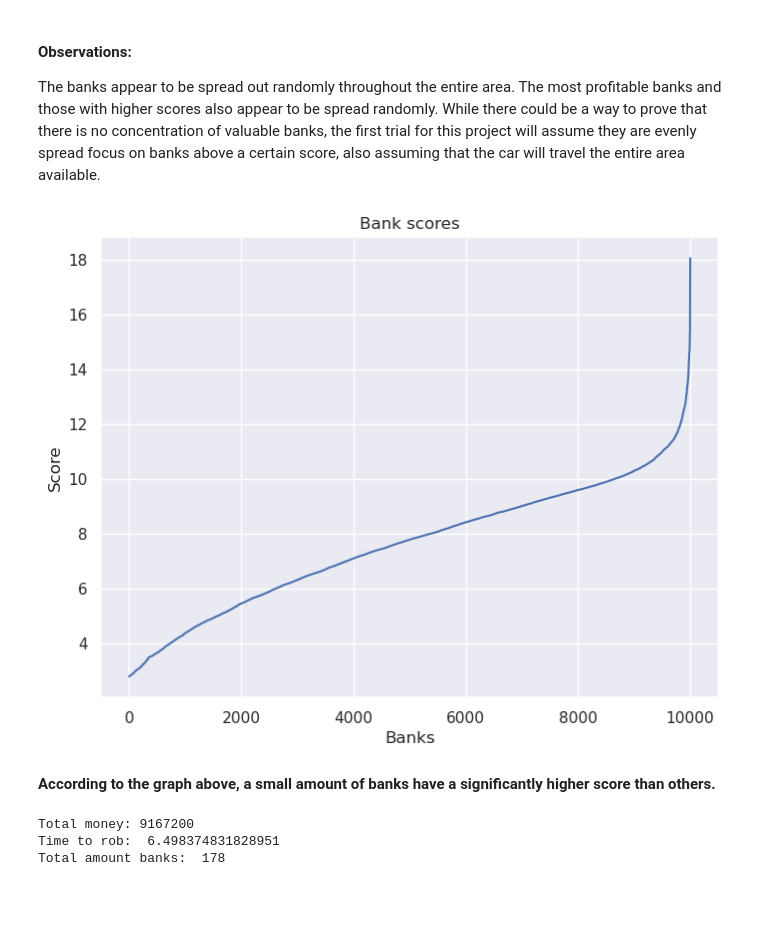
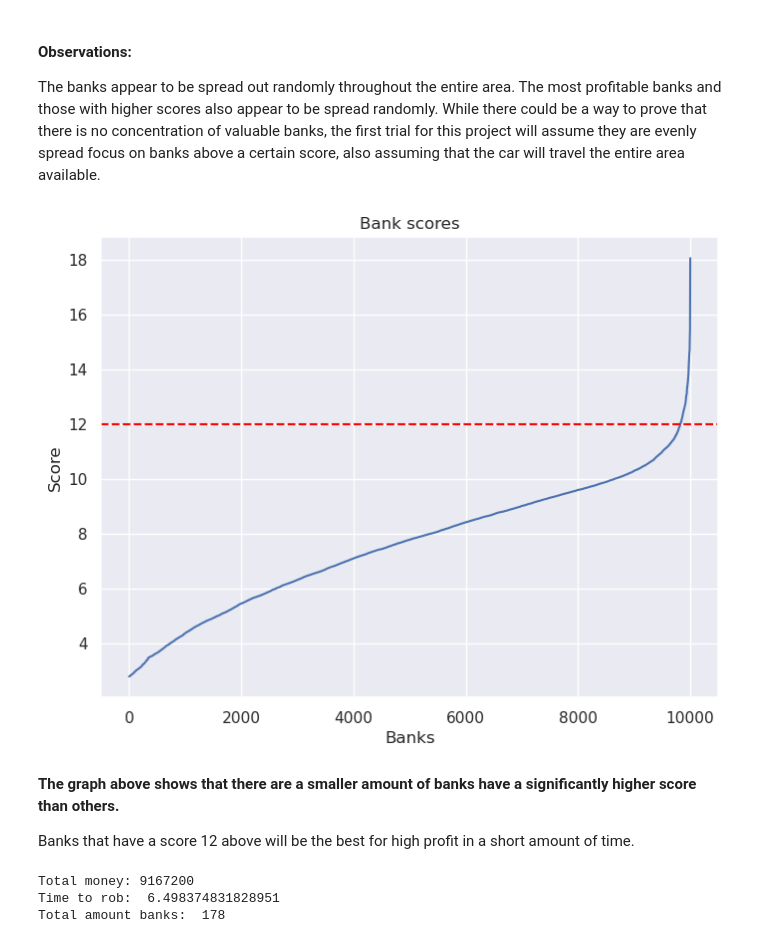
Before and after one commit to pavel-borovikov/algorithms_project, a Jupyter notebook: bank_heist.ipynb, the cells around one changed output. Saved outputs shown, nothing was run; the diff lists cells and outputs as text; code cells hidden in the pictures; blank space fills up the shorter version.

```diff
--- a/bank_heist.ipynb
+++ b/bank_heist.ipynb
@@ -98,17 +101,20 @@ The banks appear to be spread out randomly throughout the entire area. The most
 # %%
 sorted_scores = df['score'].sort_values()
 x = np.arange(len(df['score']))
 
 plt.plot(x, sorted_scores)
 plt.title('Bank scores')
 plt.xlabel('Banks')
 plt.ylabel('Score')
+plt.axhline(12, linestyle='--', c='red')
 sns.set(rc={'figure.figsize':(8, 6)})
 plt.show()
 # %% [output]
-[figure, old version]
+[figure, new version]
 # %% [markdown]
-**According to the graph above, a small amount of banks have a significantly higher score than others.**
+**The graph above shows that there are a smaller amount of banks have a significantly higher score than others.**
+
+Banks that have a score 12 above will be the best for high profit in a short amount of time.
 # %%
 best = df.loc[(df['score'] >= 12)]
 
```
Also changed, not shown: parts of 6 cells of this notebook.
